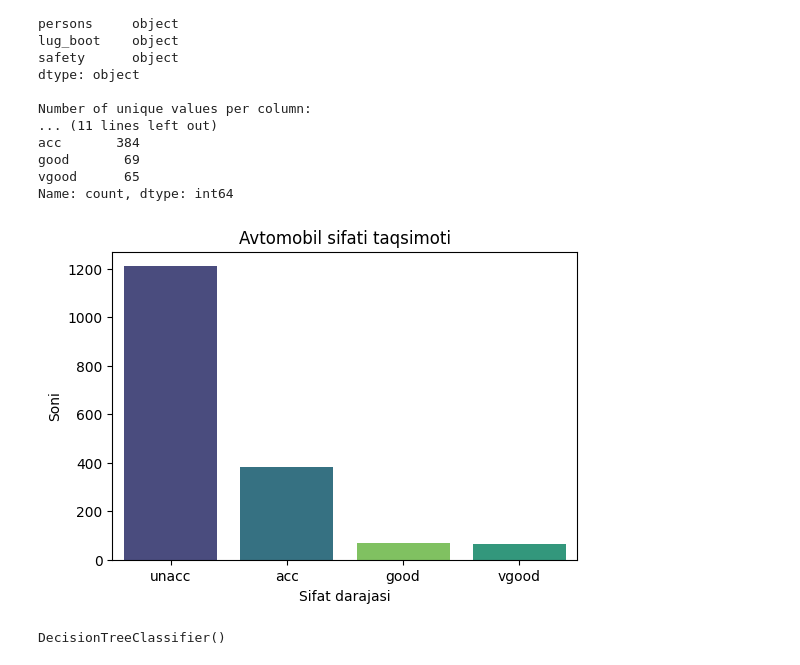
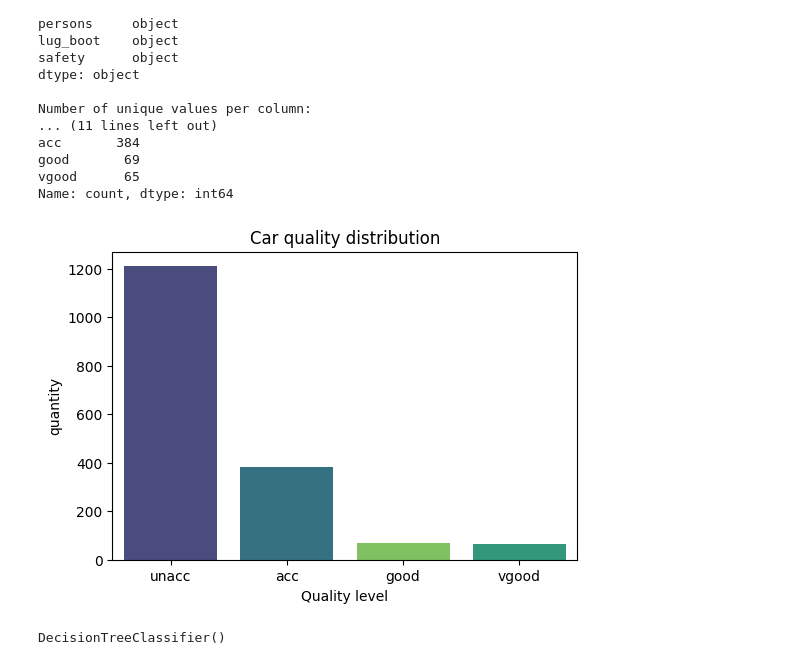
Before and after one commit to Bobur-Boboyev/CarGrade, a Jupyter notebook: main.ipynb, the cells around one changed output. Drawn from its saved outputs; the diff is of its cells as text; code cells hidden in the pictures.

```diff
--- a/main.ipynb
+++ b/main.ipynb
@@ -53,12 +53,12 @@ Name: count, dtype: int64
 # %%
 plt.figure(figsize=(6,4))
 sns.countplot(x='class',hue='class',data=y,order=y['class'].value_counts().index,palette='viridis',legend=False)
-plt.title('Avtomobil sifati taqsimoti')
-plt.xlabel('Sifat darajasi')
-plt.ylabel('Soni')
+plt.title('Car quality distribution')
+plt.xlabel('Quality level')
+plt.ylabel('quantity')
 plt.show()
 # %% [output]
-[figure, old version]
+[figure, new version]
 # %%
 Label_encoders = {}
 for col in X.columns:
```
Also changed, not shown: parts of 2 cells of this notebook.
